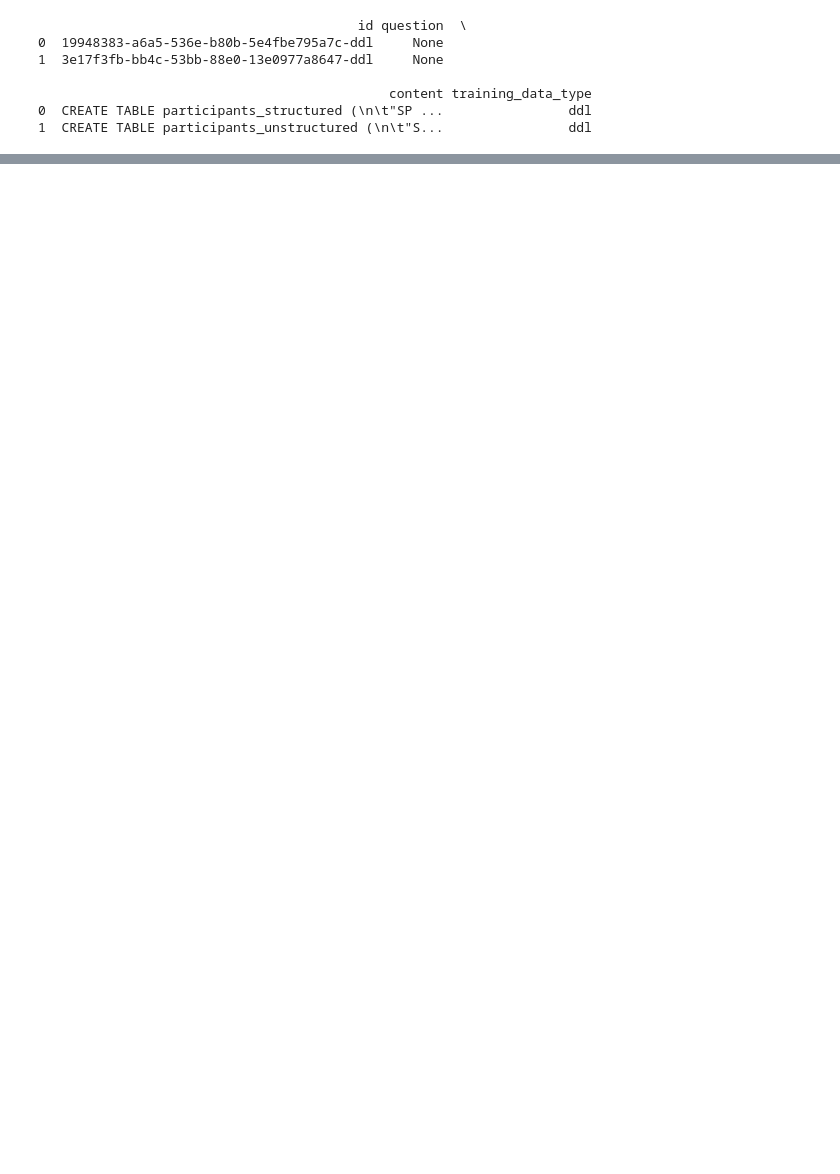
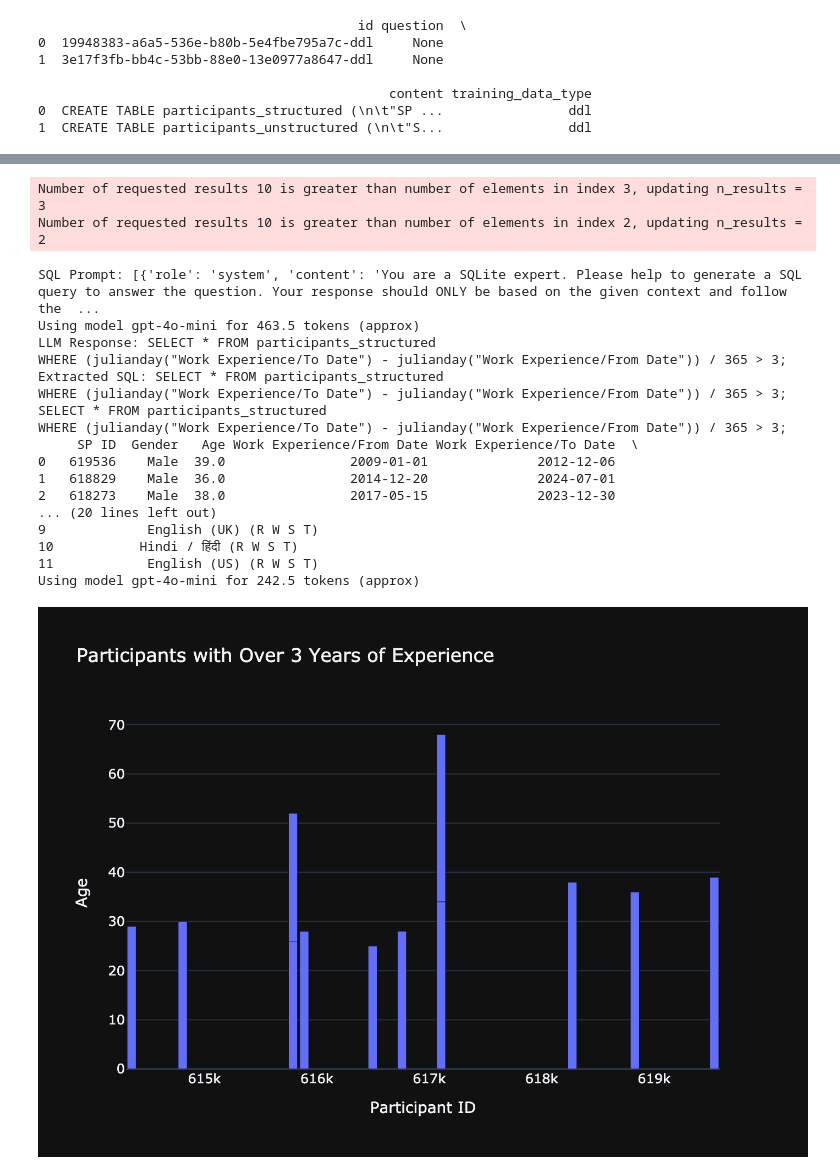
Before and after one commit to sp-tech-team/Seva-Allocation, a Jupyter notebook: chatbot/vanna.ipynb, the cells around one changed output, grey strips where cells are left out. Drawn from its saved outputs; the diff is of its cells as text; code cells hidden in the pictures; blank space fills up the shorter version.

```diff
--- a/chatbot/vanna.ipynb
+++ b/chatbot/vanna.ipynb
@@ -75,3 +79,5 @@ Adding ddl: CREATE TABLE participants_unstructured (
         "Skills" TEXT,
         "Languages" TEXT
 )
+# %%
+vn.train(question="Show all participants over 40", sql="SELECT * FROM participants_structured WHERE Age > 40")
@@ -120,0 +108,23 @@ To disable this warning, you can either:
+# %%
+vn.ask(question="Show all participants with over 3 years of experience")
+# %% [output]
+Number of requested results 10 is greater than number of elements in index 3, updating n_results = 3
+Number of requested results 10 is greater than number of elements in index 2, updating n_results = 2
+SQL Prompt: [{'role': 'system', 'content': 'You are a SQLite expert. Please help to generate a SQL query to answer the question. Your response should ONLY be based on the given context and follow the  ...
+Using model gpt-4o-mini for 463.5 tokens (approx)
+LLM Response: SELECT * FROM participants_structured
+WHERE (julianday("Work Experience/To Date") - julianday("Work Experience/From Date")) / 365 > 3;
+Extracted SQL: SELECT * FROM participants_structured
+WHERE (julianday("Work Experience/To Date") - julianday("Work Experience/From Date")) / 365 > 3;
+SELECT * FROM participants_structured
+WHERE (julianday("Work Experience/To Date") - julianday("Work Experience/From Date")) / 365 > 3;
+     SP ID  Gender   Age Work Experience/From Date Work Experience/To Date  \
+0   619536    Male  39.0                2009-01-01              2012-12-06
+1   618829    Male  36.0                2014-12-20              2024-07-01
+2   618273    Male  38.0                2017-05-15              2023-12-30
+... (20 lines left out)
+9             English (UK) (R W S T)
+10           Hindi / हिंदी (R W S T)
+11            English (US) (R W S T)
+Using model gpt-4o-mini for 242.5 tokens (approx)
+[figure, added]
```
Also changed, not shown: parts of 9 cells of this notebook, 17 other files.
